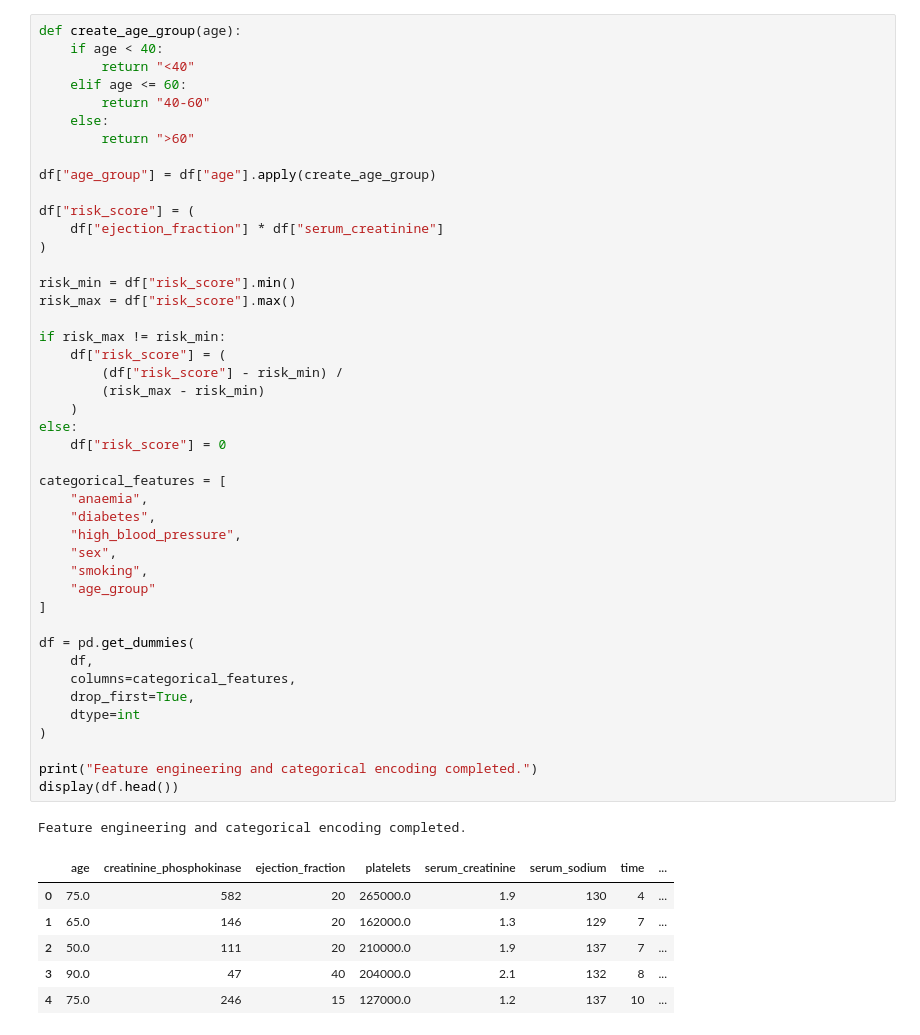
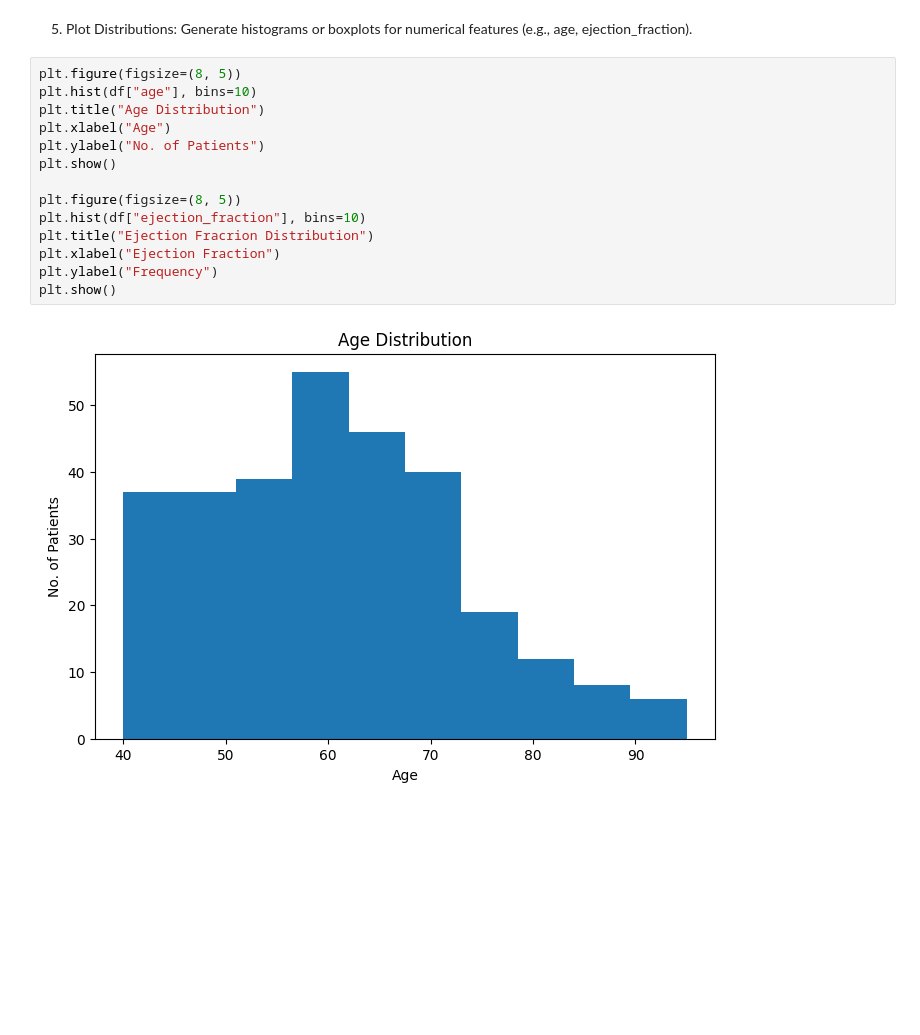
Before and after one commit to zaidkid/CSET343, a Jupyter notebook: CSET343_Lab_2.ipynb, the cells around one changed output. Saved outputs shown, nothing was run; the diff lists cells and outputs as text; blank space fills up the shorter version.

```diff
--- a/CSET343_Lab_2.ipynb
+++ b/CSET343_Lab_2.ipynb
@@ -178,52 +142,18 @@ dtype: int64
-# %%
-def create_age_group(age):
-    if age < 40:
-        return "<40"
-    elif age <= 60:
-        return "40-60"
-    else:
-        return ">60"
-
-df["age_group"] = df["age"].apply(create_age_group)
-
-df["risk_score"] = (
-    df["ejection_fraction"] * df["serum_creatinine"]
-)
-
-risk_min = df["risk_score"].min()
-risk_max = df["risk_score"].max()
-
-if risk_max != risk_min:
-    df["risk_score"] = (
-        (df["risk_score"] - risk_min) /
-        (risk_max - risk_min)
-    )
-else:
-    df["risk_score"] = 0
-
-categorical_features = [
-    "anaemia",
-    "diabetes",
-    "high_blood_pressure",
-    "sex",
-    "smoking",
-    "age_group"
-]
-
-df = pd.get_dummies(
-    df,
-    columns=categorical_features,
-    drop_first=True,
-    dtype=int
-)
-
-print("Feature engineering and categorical encoding completed.")
-display(df.head())
-# %% [output]
-Feature engineering and categorical encoding completed.
-|  | age | creatinine_phosphokinase | ejection_fraction | platelets | serum_creatinine | serum_sodium | time | ... |
-| 0 | 75.0 | 582 | 20 | 265000.0 | 1.9 | 130 | 4 | ... |
-| 1 | 65.0 | 146 | 20 | 162000.0 | 1.3 | 129 | 7 | ... |
-| 2 | 50.0 | 111 | 20 | 210000.0 | 1.9 | 137 | 7 | ... |
-| 3 | 90.0 | 47 | 40 | 204000.0 | 2.1 | 132 | 8 | ... |
-| 4 | 75.0 | 246 | 15 | 127000.0 | 1.2 | 137 | 10 | ... |
+# %% [markdown]
+5. Plot Distributions: Generate histograms or boxplots for numerical features (e.g., age, ejection_fraction).
+# %%
+plt.figure(figsize=(8, 5))
+plt.hist(df["age"], bins=10)
+plt.title("Age Distribution")
+plt.xlabel("Age")
+plt.ylabel("No. of Patients")
+plt.show()
+
+plt.figure(figsize=(8, 5))
+plt.hist(df["ejection_fraction"], bins=10)
+plt.title("Ejection Fracrion Distribution")
+plt.xlabel("Ejection Fraction")
+plt.ylabel("Frequency")
+plt.show()
+# %% [output]
+[figure, added]
```
Also changed, not shown: parts of 50 cells of this notebook.
